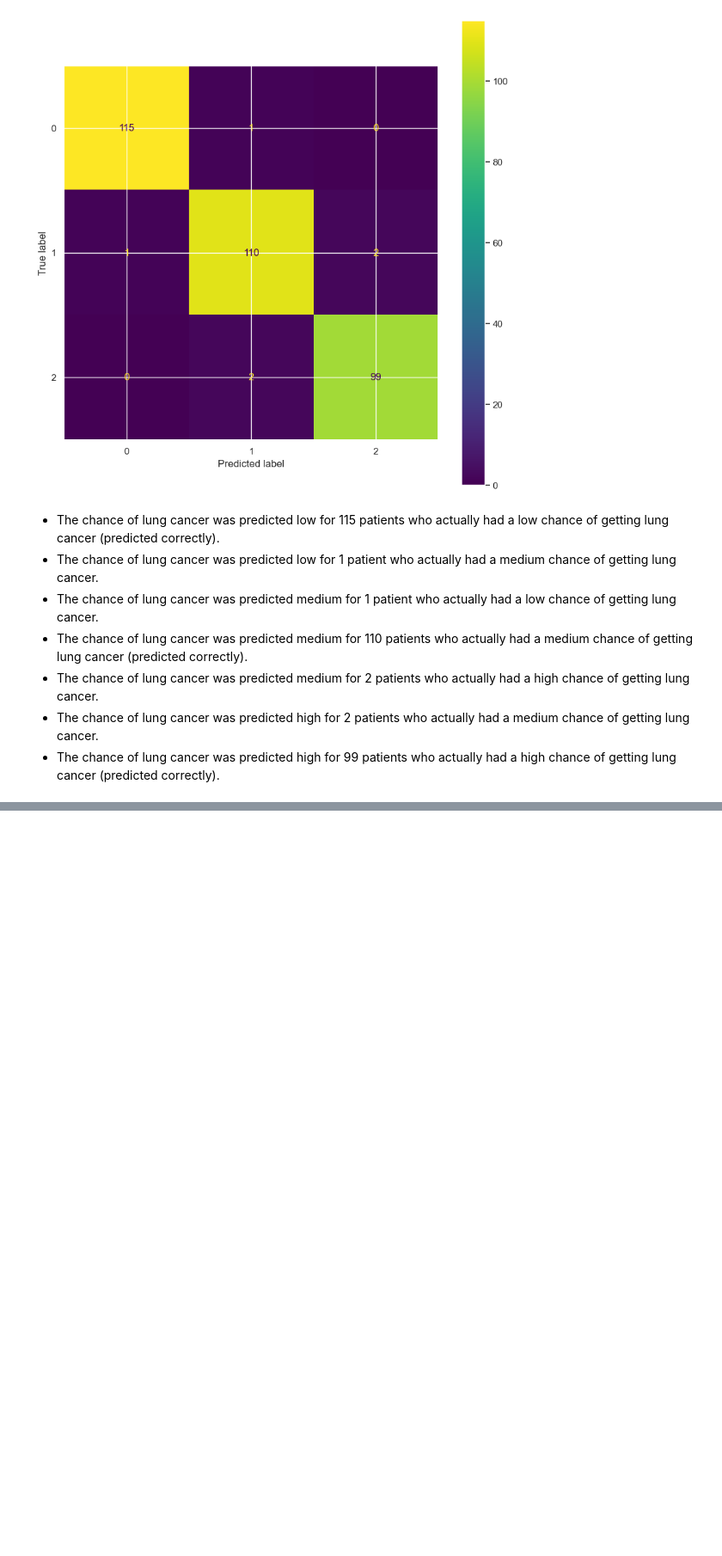
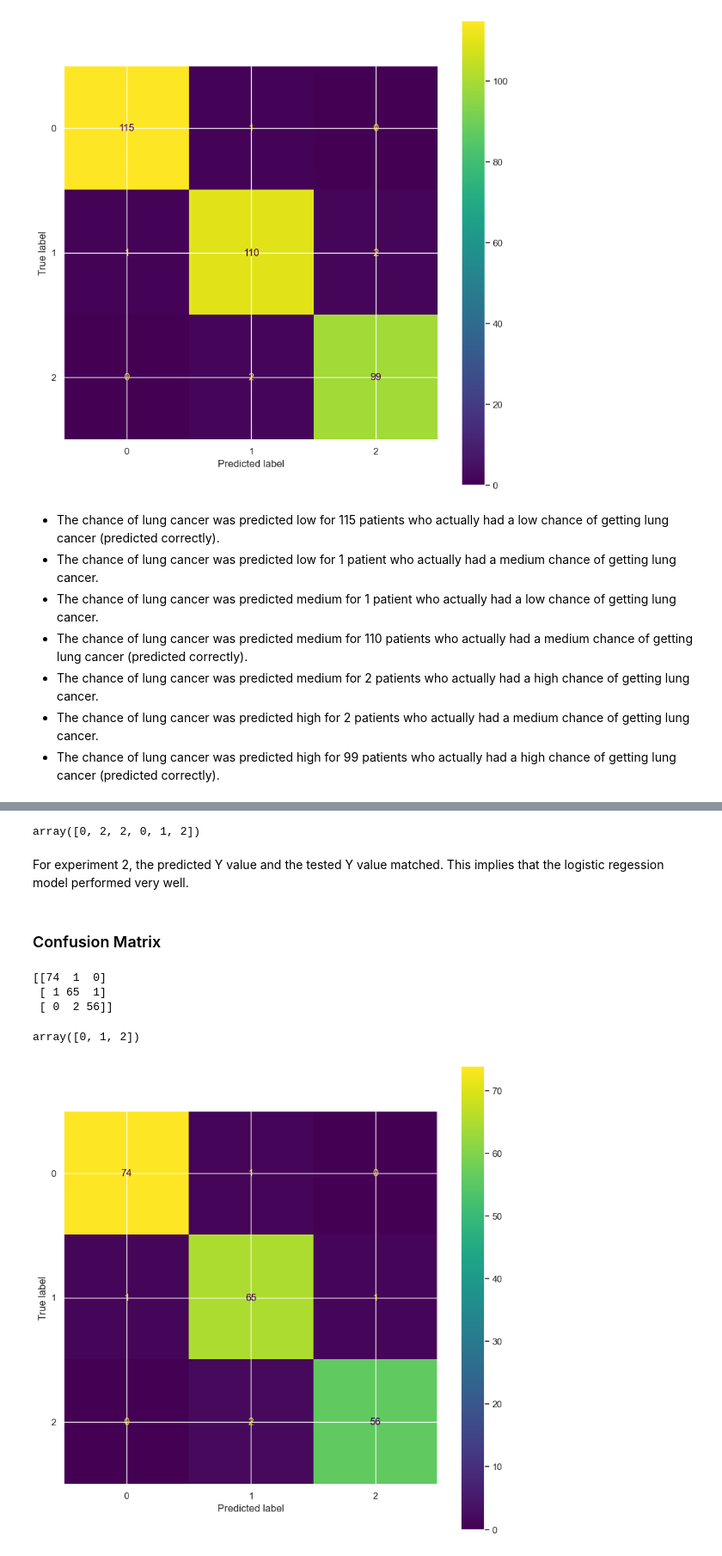
Before and after one commit to Graviton12/DS160_Final_Project_SZM, a Jupyter notebook: DS 160 Final Project SZM.ipynb, the cells around one changed output, grey strips where cells are left out. Shown at 86% size. Cells and saved outputs as stored; diff of their text form; code cells hidden in the pictures; blank space fills up the shorter version.

```diff
--- a/DS 160 Final Project SZM.ipynb
+++ b/DS 160 Final Project SZM.ipynb
@@ -646,0 +653,3 @@ plt.show()
+# %%
+from sklearn.model_selection import train_test_split
+x_train, x_test, y_train, y_test = train_test_split(x, y, test_size=.20, random_state=0)
@@ -646,0 +658,4 @@ plt.show()
+# %%
+from sklearn.linear_model import LogisticRegression
+classifier=LogisticRegression()
+classifier.fit(x_train.values, y_train)
@@ -646,0 +666,2 @@ plt.show()
+# %%
+y_pred=classifier.predict(x_test.values)
@@ -646,0 +672,30 @@ plt.show()
+# %%
+y_test[:6]
+# %% [output]
+array([0, 2, 2, 0, 1, 2])
+# %% [markdown]
+For experiment 2, the predicted Y value and the tested Y value matched. This implies that the logistic regession model performed very well.
+# %% [markdown]
+### Confusion Matrix
+# %%
+from sklearn.metrics import confusion_matrix, classification_report, ConfusionMatrixDisplay
+cm2=confusion_matrix(y_test, y_pred)
+print(cm2)
+# %% [output]
+[[74  1  0]
+ [ 1 65  1]
+ [ 0  2 56]]
+# %%
+classifier.classes_
+# %% [output]
+array([0, 1, 2])
+# %%
+# setting figure size
+sns.set(rc={'figure.figsize':(10,10)})
+
+# creating confusion matrix experiment 2
+display=ConfusionMatrixDisplay(confusion_matrix=cm2, display_labels=classifier.classes_)
+display.plot()
+plt.show()
+# %% [output]
+[figure, added]
```
Also changed, not shown: parts of 28 cells of this notebook.
